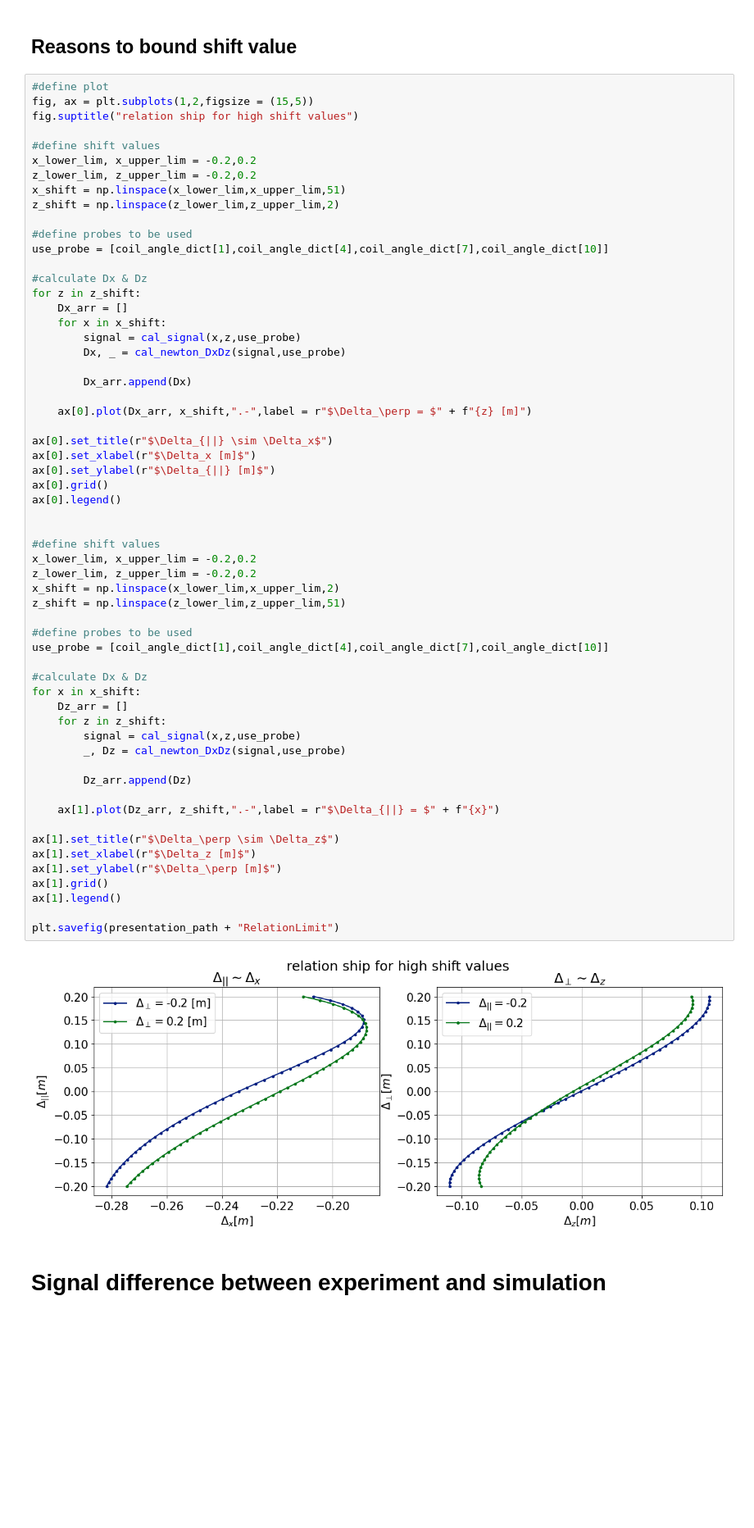
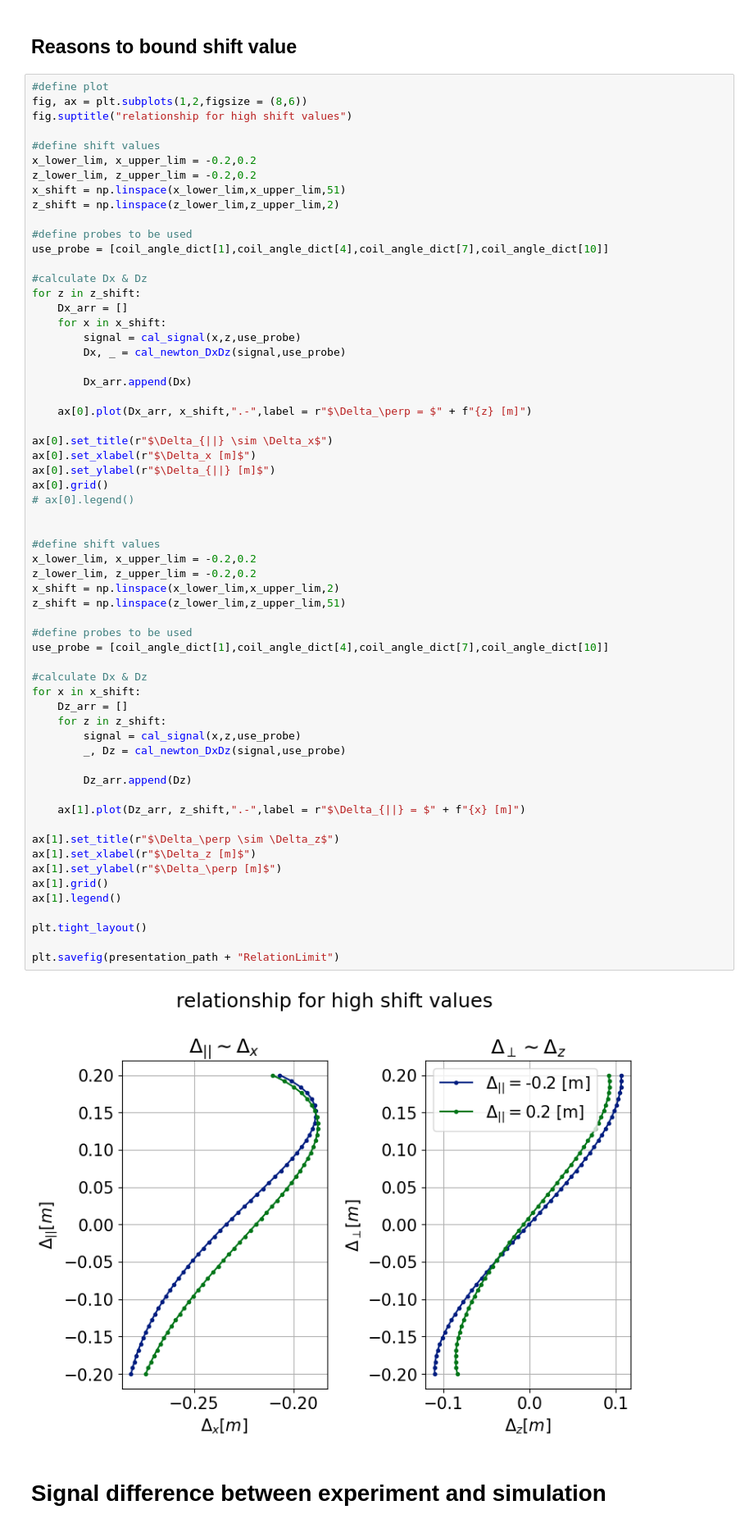
Before and after one commit to P-Attapon/TT1PlasmaColumnPosition, a Jupyter notebook: plotting.ipynb, the cells around one changed output. Shown at 82% size. Cells and saved outputs as stored; diff of their text form; blank space fills up the shorter version.

```diff
--- a/plotting.ipynb
+++ b/plotting.ipynb
@@ -216,8 +216,8 @@ fig.tight_layout(pad=1.5)  # pad increases spacing between subplots
 ## Reasons to bound shift value
 # %%
 #define plot
-fig, ax = plt.subplots(1,2,figsize = (15,5))
-fig.suptitle("relation ship for high shift values")
+fig, ax = plt.subplots(1,2,figsize = (8,6))
+fig.suptitle("relationship for high shift values")
 
 #define shift values
 x_lower_lim, x_upper_lim = -0.2,0.2
@@ -243,38 +243,40 @@ ax[0].set_title(r"$\Delta_{||} \sim \Delta_x$")
 ax[0].set_xlabel(r"$\Delta_x [m]$")
 ax[0].set_ylabel(r"$\Delta_{||} [m]$")
 ax[0].grid()
-ax[0].legend()
+# ax[0].legend()
 
 
 #define shift values
 x_lower_lim, x_upper_lim = -0.2,0.2
 z_lower_lim, z_upper_lim = -0.2,0.2
 x_shift = np.linspace(x_lower_lim,x_upper_lim,2)
 z_shift = np.linspace(z_lower_lim,z_upper_lim,51)
 
 #define probes to be used
 use_probe = [coil_angle_dict[1],coil_angle_dict[4],coil_angle_dict[7],coil_angle_dict[10]]
 
 #calculate Dx & Dz
 for x in x_shift:
     Dz_arr = []
     for z in z_shift:
         signal = cal_signal(x,z,use_probe)
         _, Dz = cal_newton_DxDz(signal,use_probe)
 
         Dz_arr.append(Dz)
 
-    ax[1].plot(Dz_arr, z_shift,".-",label = r"$\Delta_{||} = $" + f"{x}")
+    ax[1].plot(Dz_arr, z_shift,".-",label = r"$\Delta_{||} = $" + f"{x} [m]")
 
 ax[1].set_title(r"$\Delta_\perp \sim \Delta_z$")
 ax[1].set_xlabel(r"$\Delta_z [m]$")
 ax[1].set_ylabel(r"$\Delta_\perp [m]$")
 ax[1].grid()
 ax[1].legend()
 
+plt.tight_layout()
+
 plt.savefig(presentation_path + "RelationLimit")
 # %% [output]
-[figure, old version]
+[figure, new version]
 # %% [markdown]
 # Signal difference between experiment and simulation
 # %%
```
Also changed, not shown: parts of 5 cells of this notebook, 2 other files.
